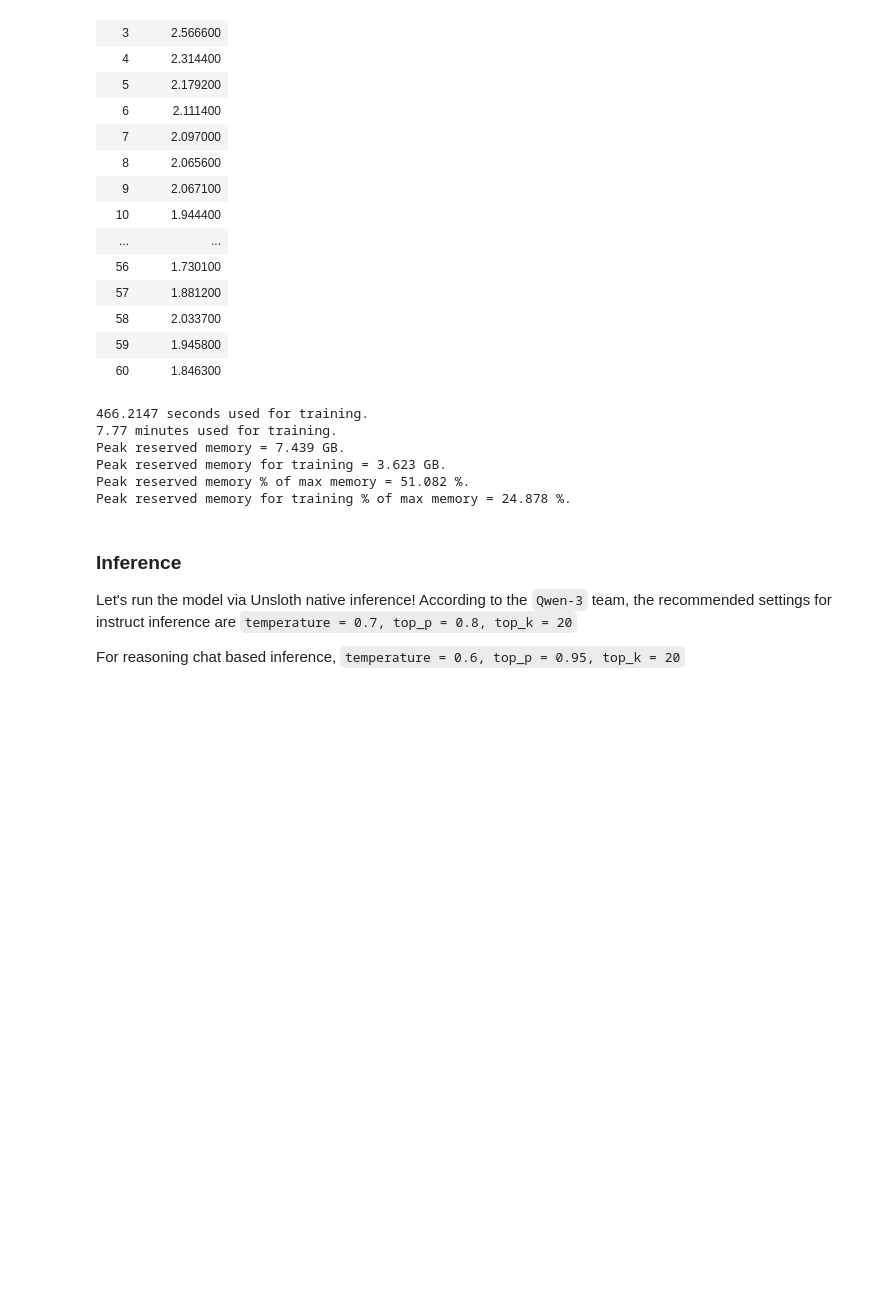
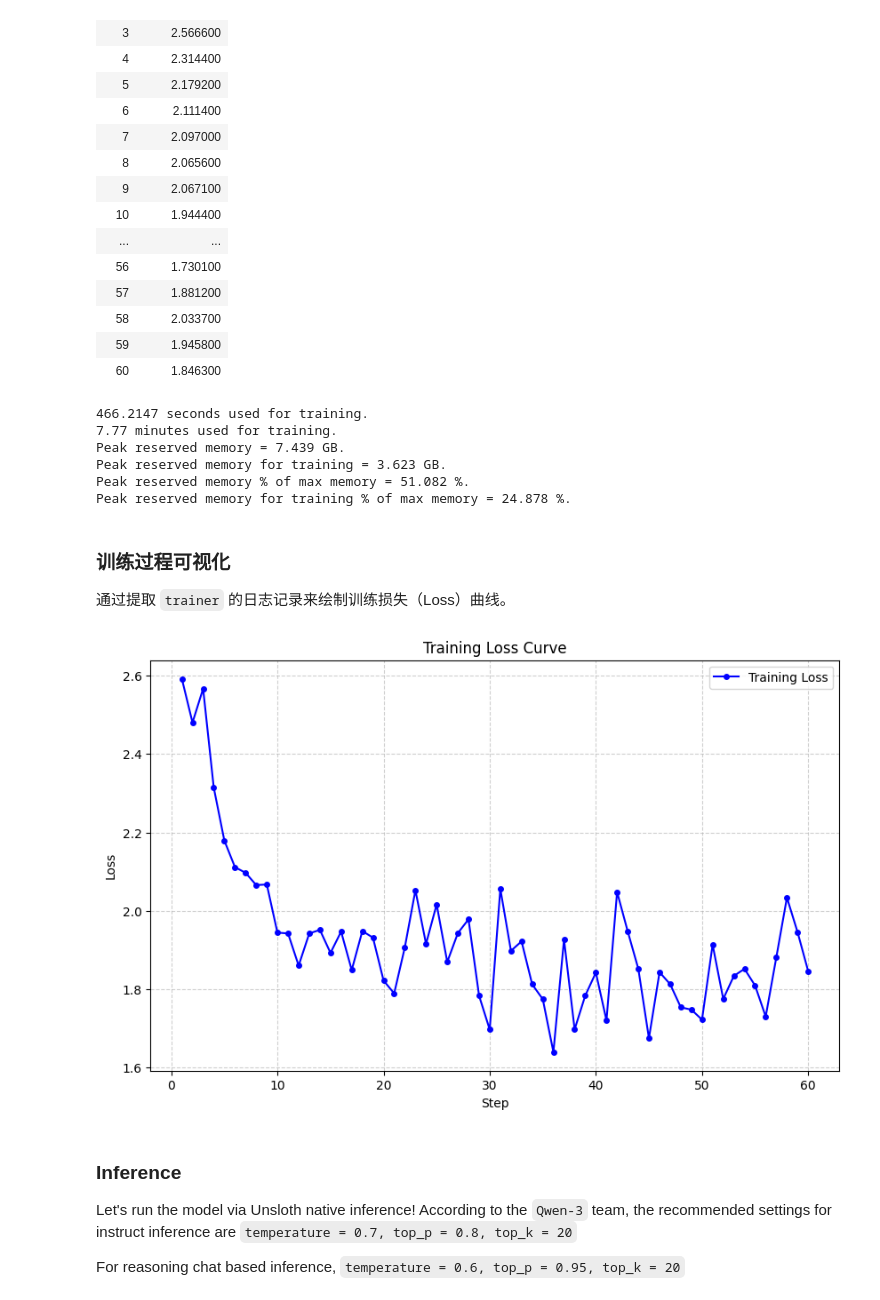
Before and after one commit to BrotherHai/1, a Jupyter notebook: nb/Kaggle-Qwen3_(4B)-Instruct.ipynb, the cells around one changed output. Cells and saved outputs as stored; diff of their text form; code cells hidden in the pictures; blank space fills up the shorter version.

```diff
--- a/nb/Kaggle-Qwen3_(4B)-Instruct.ipynb
+++ b/nb/Kaggle-Qwen3_(4B)-Instruct.ipynb
@@ -384,6 +384,28 @@ Peak reserved memory = 7.439 GB.
 Peak reserved memory for training = 3.623 GB.
 Peak reserved memory % of max memory = 51.082 %.
 Peak reserved memory for training % of max memory = 24.878 %.
+# %% [markdown]
+### 训练过程可视化
+通过提取 `trainer` 的日志记录来绘制训练损失（Loss）曲线。
+# %%
+import matplotlib.pyplot as plt
+
+# 提取训练日志数据
+history = trainer.state.log_history
+steps = [x['step'] for x in history if 'loss' in x]
+losses = [x['loss'] for x in history if 'loss' in x]
+
+# 绘图
+plt.figure(figsize=(10, 6))
+plt.plot(steps, losses, label='Training Loss', color='blue', marker='o', markersize=4)
+plt.title('Training Loss Curve')
+plt.xlabel('Step')
+plt.ylabel('Loss')
+plt.grid(True, linestyle='--', alpha=0.6)
+plt.legend()
+plt.show()
+# %% [output]
+[figure, added]
 # %% [markdown]
 <a name="Inference"></a>
 ### Inference
```
Also changed, not shown: parts of 12 cells of this notebook.
